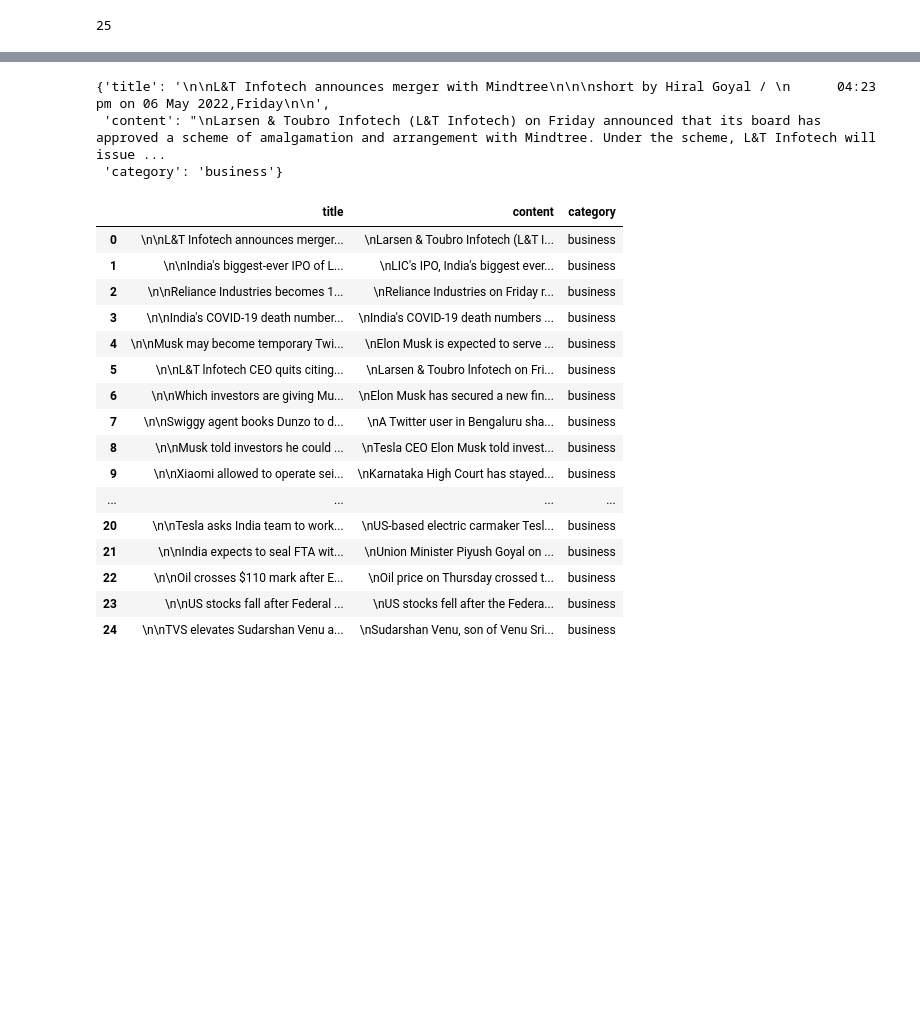
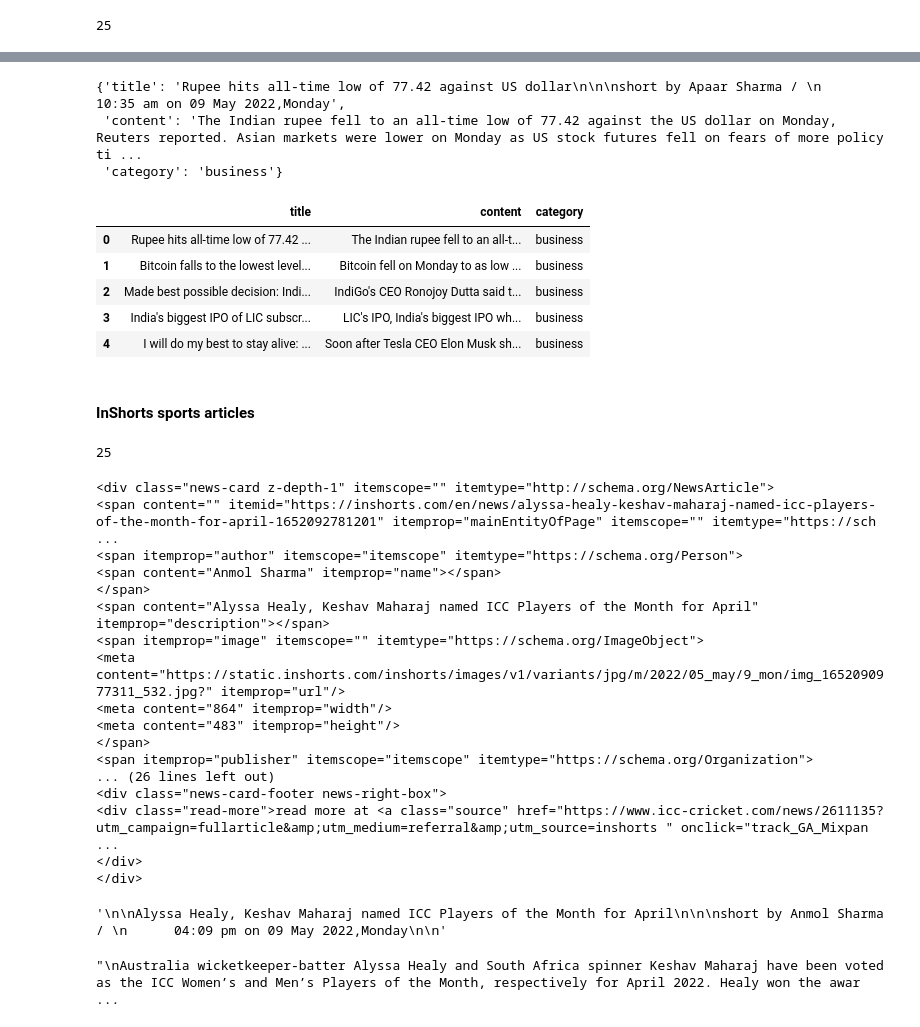
Before and after one commit to NSharick/natural-language-processing-exercises, a Jupyter notebook: acquire.ipynb, the cells around one changed output, grey strips where cells are left out. Saved outputs shown, nothing was run; the diff lists cells and outputs as text; code cells hidden in the pictures; blank space fills up the shorter version.

```diff
--- a/acquire.ipynb
+++ b/acquire.ipynb
@@ -421,33 +423,63 @@ article.select_one('div.news-card-content').text
 # %%
 def parse_business_news(article):
     output = {}
-    output['title'] = article.select_one('div.news-card-title').text
-    output['content'] = article.select_one('div.news-card-content').text
+    output['title'] = article.select_one('div.news-card-title').text.strip()
+    output['content'] = article.select_one('div.news-card-content').text.strip()
     output['category'] = 'business'
     return output
 # %%
 parse_business_news(article)
 # %% [output]
-{'title': '\n\nL&T Infotech announces merger with Mindtree\n\n\nshort by Hiral Goyal / \n      04:23 pm on 06 May 2022,Friday\n\n',
- 'content': "\nLarsen & Toubro Infotech (L&T Infotech) on Friday announced that its board has approved a scheme of amalgamation and arrangement with Mindtree. Under the scheme, L&T Infotech will issue ...
+{'title': 'Rupee hits all-time low of 77.42 against US dollar\n\n\nshort by Apaar Sharma / \n      10:35 am on 09 May 2022,Monday',
+ 'content': 'The Indian rupee fell to an all-time low of 77.42 against the US dollar on Monday, Reuters reported. Asian markets were lower on Monday as US stock futures fell on fears of more policy ti ...
  'category': 'business'}
 # %%
-pd.DataFrame([parse_business_news(article) for article in articles])
+business_articles = pd.DataFrame([parse_business_news(article) for article in articles])
-# %% [output]
-|  | title | content | category |
-| 0 | \n\nL&T Infotech announces merger... | \nLarsen & Toubro Infotech (L&T I... | business |
-| 1 | \n\nIndia's biggest-ever IPO of L... | \nLIC's IPO, India's biggest ever... | business |
-| 2 | \n\nReliance Industries becomes 1... | \nReliance Industries on Friday r... | business |
-| 3 | \n\nIndia's COVID-19 death number... | \nIndia's COVID-19 death numbers ... | business |
-| 4 | \n\nMusk may become temporary Twi... | \nElon Musk is expected to serve ... | business |
-| 5 | \n\nL&T lnfotech CEO quits citing... | \nLarsen & Toubro lnfotech on Fri... | business |
-| 6 | \n\nWhich investors are giving Mu... | \nElon Musk has secured a new fin... | business |
-| 7 | \n\nSwiggy agent books Dunzo to d... | \nA Twitter user in Bengaluru sha... | business |
-| 8 | \n\nMusk told investors he could ... | \nTesla CEO Elon Musk told invest... | business |
-| 9 | \n\nXiaomi allowed to operate sei... | \nKarnataka High Court has stayed... | business |
-| ... | ... | ... | ... |
-| 20 | \n\nTesla asks India team to work... | \nUS-based electric carmaker Tesl... | business |
-| 21 | \n\nIndia expects to seal FTA wit... | \nUnion Minister Piyush Goyal on ... | business |
-| 22 | \n\nOil crosses $110 mark after E... | \nOil price on Thursday crossed t... | business |
-| 23 | \n\nUS stocks fall after Federal ... | \nUS stocks fell after the Federa... | business |
-| 24 | \n\nTVS elevates Sudarshan Venu a... | \nSudarshan Venu, son of Venu Sri... | business |
+# %%
+business_articles.head()
+# %% [output]
+|  | title | content | category |
+| 0 | Rupee hits all-time low of 77.42 ... | The Indian rupee fell to an all-t... | business |
+| 1 | Bitcoin falls to the lowest level... | Bitcoin fell on Monday to as low ... | business |
+| 2 | Made best possible decision: Indi... | IndiGo's CEO Ronojoy Dutta said t... | business |
+| 3 | India's biggest IPO of LIC subscr... | LIC's IPO, India's biggest IPO wh... | business |
+| 4 | I will do my best to stay alive: ... | Soon after Tesla CEO Elon Musk sh... | business |
+# %% [markdown]
+#### InShorts sports articles
+# %%
+url = 'https://inshorts.com/en/read/sports'
+response = get(url)
+soup = BeautifulSoup(response.text, 'html.parser')
+articles = soup.select('div.news-card')
+len(articles)
+# %% [output]
+25
+# %%
+article = articles[0]
+article
+# %% [output]
+<div class="news-card z-depth-1" itemscope="" itemtype="http://schema.org/NewsArticle">
+<span content="" itemid="https://inshorts.com/en/news/alyssa-healy-keshav-maharaj-named-icc-players-of-the-month-for-april-1652092781201" itemprop="mainEntityOfPage" itemscope="" itemtype="https://sch ...
+<span itemprop="author" itemscope="itemscope" itemtype="https://schema.org/Person">
+<span content="Anmol Sharma" itemprop="name"></span>
+</span>
+<span content="Alyssa Healy, Keshav Maharaj named ICC Players of the Month for April" itemprop="description"></span>
+<span itemprop="image" itemscope="" itemtype="https://schema.org/ImageObject">
+<meta content="https://static.inshorts.com/inshorts/images/v1/variants/jpg/m/2022/05_may/9_mon/img_1652090977311_532.jpg?" itemprop="url"/>
+<meta content="864" itemprop="width"/>
+<meta content="483" itemprop="height"/>
+</span>
+<span itemprop="publisher" itemscope="itemscope" itemtype="https://schema.org/Organization">
+... (26 lines left out)
+<div class="news-card-footer news-right-box">
+<div class="read-more">read more at <a class="source" href="https://www.icc-cricket.com/news/2611135?utm_campaign=fullarticle&amp;utm_medium=referral&amp;utm_source=inshorts " onclick="track_GA_Mixpan ...
+</div>
+</div>
+# %%
+article.select_one('div.news-card-title').text
+# %% [output]
+'\n\nAlyssa Healy, Keshav Maharaj named ICC Players of the Month for April\n\n\nshort by Anmol Sharma / \n      04:09 pm on 09 May 2022,Monday\n\n'
+# %%
+article.select_one('div.news-card-content').text
+# %% [output]
+"\nAustralia wicketkeeper-batter Alyssa Healy and South Africa spinner Keshav Maharaj have been voted as the ICC Women’s and Men’s Players of the Month, respectively for April 2022. Healy won the awar ...
```
Also changed, not shown: parts of 24 cells of this notebook.
